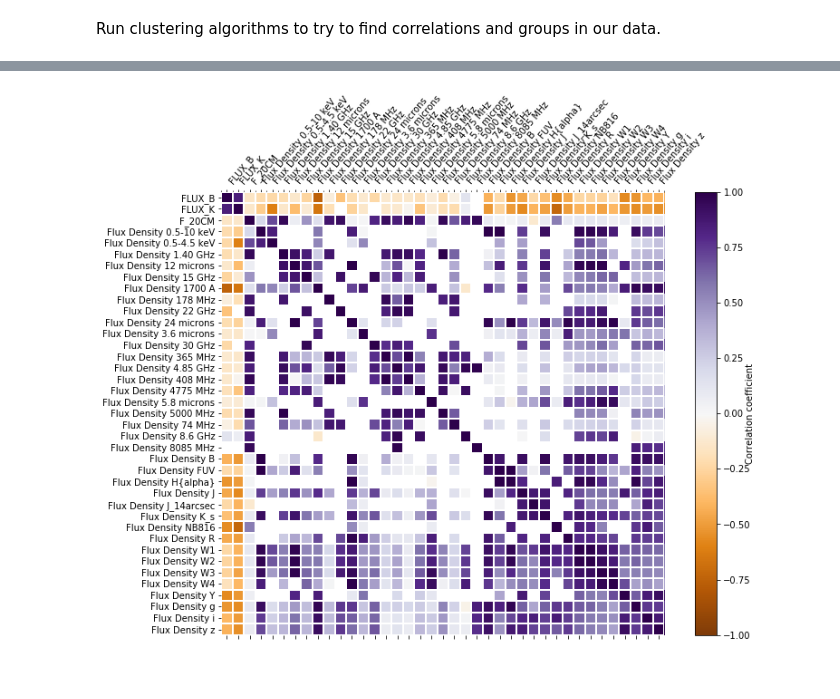
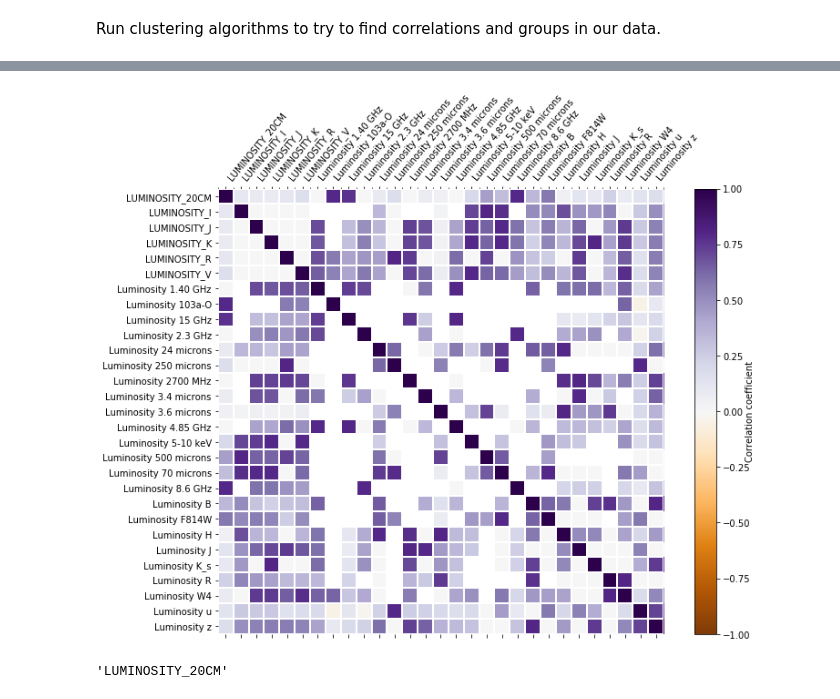
Before and after one commit to racarvajal/work_notes, a Jupyter notebook: Analyze_high_z_cat.ipynb, the cells around one changed output, grey strips where cells are left out. Saved outputs shown, nothing was run; the diff lists cells and outputs as text; code cells hidden in the pictures.

Commit message:
Added better plots

```diff
--- a/Analyze_high_z_cat.ipynb
+++ b/Analyze_high_z_cat.ipynb
@@ -188,0 +183,3 @@ lums_catalog_df.describe()
+# %%
+# joined_lum_14GHz = lum_from_flux(large_catalog_df['JOINED_F_14GHZ'], redshift)
+lums_catalog_df['LUMINOSITY_14GHZ_average'] = lum_from_flux(large_catalog_df['F_14GHZ_average'], redshift)
@@ -444,3 +383,9 @@ corr_abs    = corr.abs()
+# %%
+num_of_rows = 18023  # Number of rows to consider. 18023 for all elements
+# num_of cols = 534    # Number of columns to consider. 534 for all columns with Flux values (error columns not considered)
+# corr        = large_catalog_df[numeric_col_names[:num_of_rows]].corr(min_periods=20)
+corr        = lums_catalog_df.loc[:num_of_rows].corr(min_periods=20)
+corr_abs    = corr.abs()
 # %%
 cols_corr = (corr_abs.where(np.triu(np.ones(corr_abs.shape), k=1).astype(np.bool))  # Pairs of columns with the highest correlations
                  .stack()
@@ -462 +394,7 @@ arr_cols = np.array([np.array(row) for row in sol.keys()[sol<0.85][:25]])
+# %%
+corr_thresh = 0.80  # We want pairs with correlations below this value
+num_of_corr = 20    # How many high correlations we want to analyze at a time
+# %%
+arr_cols = np.array([np.array(row) for row in cols_corr.keys()[cols_corr<corr_thresh][:num_of_corr]])  # Columns involved in the highest 25 correlations (below 0.75)
+cols_high_corr = np.unique(np.concatenate((arr_cols[:, 0], arr_cols[:, 1])))  # Array with individual column names from highest correlations
 # %%
@@ -492,27 +424,35 @@ dtype: float64
 # %%
 fig = plt.figure(figsize=(12,9))
 ax1 = fig.add_subplot(111)
 
 cbarlabel = 'Correlation coefficient'
 
-# cax = ax1.matshow(corr.iloc[init_idx:end_idx, init_idx:end_idx],cmap='PuOr', vmin=-1, vmax=1)
-cax = ax1.matshow(corr.loc[cols_high_corr, cols_high_corr],cmap='PuOr', vmin=-1, vmax=1)
+# Mask values above correlation threshold (except diagonal values)
+arr_corr = corr.loc[cols_high_corr, cols_high_corr]
+arr_corr[(arr_corr > corr_thresh) & (arr_corr < 1)] = 0
+arr_corr[(arr_corr < -corr_thresh) & (arr_corr > -1)] = 0
+
+cax  = ax1.matshow(arr_corr, cmap='PuOr', vmin=-1, vmax=1)
 cbar = fig.colorbar(cax)
 cbar.ax.set_ylabel(cbarlabel, va="bottom")
 
 for edge, spine in ax1.spines.items():
     spine.set_visible(False)
 
 ticks = np.arange(0,len(cols_high_corr.tolist()),1)
 ax1.set_xticks(np.arange(corr.loc[cols_high_corr, cols_high_corr].shape[1]+1)-.5, minor=True)
 ax1.set_yticks(np.arange(corr.loc[cols_high_corr, cols_high_corr].shape[0]+1)-.5, minor=True)
 ax1.set_xticks(ticks)
 ax1.set_yticks(ticks)
 ax1.set_xticklabels(cols_high_corr, rotation=50, horizontalalignment='left')
 ax1.set_yticklabels(cols_high_corr)
 ax1.grid(which="minor", color="w", linestyle='-', linewidth=2)
 ax1.tick_params(which="minor", bottom=False, left=False)
 
 ax1.set_aspect('equal')
 # %% [output]
-[figure, old version]
+[figure, new version]
+# %%
+cols_high_corr[0]
+# %% [output]
+'LUMINOSITY_20CM'
```
Also changed, not shown: parts of 65 cells of this notebook.
